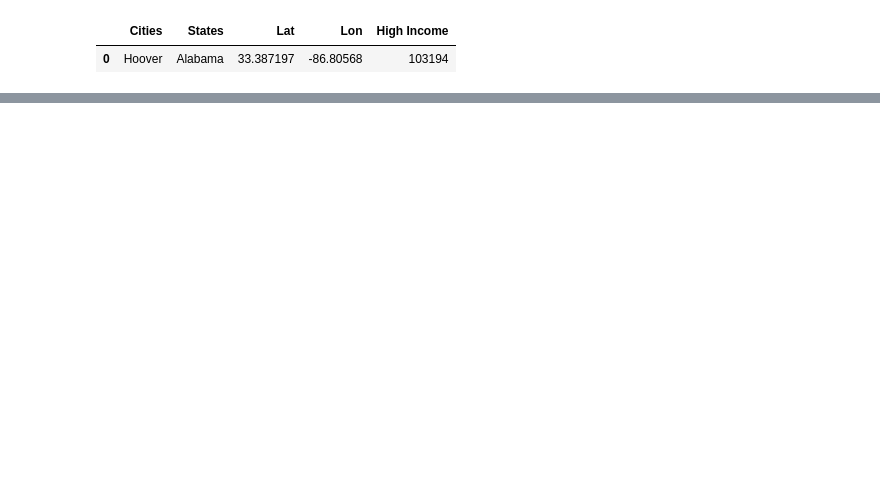
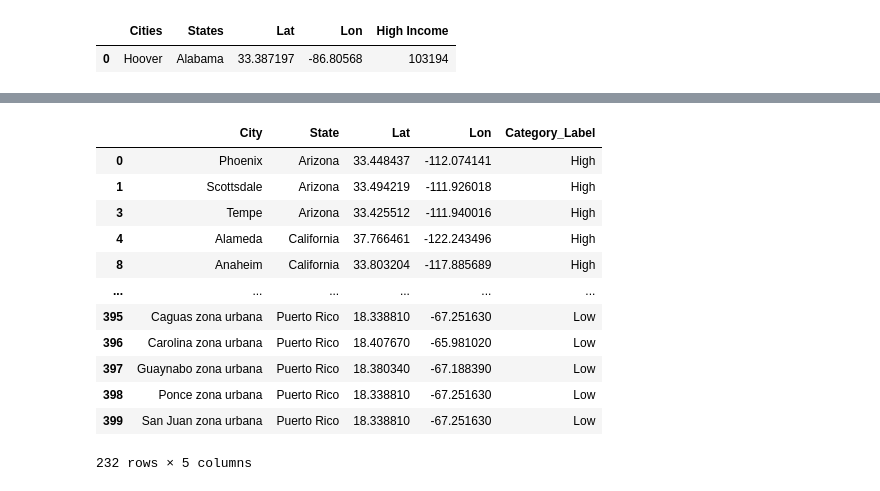
Before and after one commit to bseri0/Proj_1, a Jupyter notebook: py_api/alan_prj_1.ipynb, the cells around one changed output, grey strips where cells are left out. Cells and saved outputs as stored; diff of their text form; code cells hidden in the pictures; blank space fills up the shorter version.

```diff
--- a/py_api/alan_prj_1.ipynb
+++ b/py_api/alan_prj_1.ipynb
@@ -225,0 +180,17 @@ KeyboardInterrupt:
+# %%
+#Sample view of api
+
+radius = 10000
+categories = "commercial.food_and_drink"
+lat= 32.601014
+lon = -85.516657
+
+params = {"apiKey": geoapify_key,
+            "categories": categories,
+            "limit": 20,
+            "filter": f"circle:{lon},{lat},{radius}",
+            "bias": f"proximity:{lon},{lat}"}
+
+url = "https://api.geoapify.com/v2/places"
+data = requests.get(url, params=params).json()
+print(json.dumps(data, indent=4, sort_keys=True))
@@ -225,0 +336,24 @@ KeyboardInterrupt:
+# %%
+commerical_health_food_df = result_df
+# %%
+selected_columns = ['City', 'State', 'Lat', 'Lon', 'Category_Label']
+
+# Select the desired columns and drop duplicates
+no_dups_health_food_df = commerical_health_food_df[selected_columns].drop_duplicates()
+# %%
+#Healthy food places within the radius of high and low cities. This will be used to plot the data
+no_dups_health_food_df
+# %% [output]
+|  | City | State | Lat | Lon | Category_Label |
+| 0 | Phoenix | Arizona | 33.448437 | -112.074141 | High |
+| 1 | Scottsdale | Arizona | 33.494219 | -111.926018 | High |
+| 3 | Tempe | Arizona | 33.425512 | -111.940016 | High |
+| 4 | Alameda | California | 37.766461 | -122.243496 | High |
+| 8 | Anaheim | California | 33.803204 | -117.885689 | High |
+| ... | ... | ... | ... | ... | ... |
+| 395 | Caguas zona urbana | Puerto Rico | 18.338810 | -67.251630 | Low |
+| 396 | Carolina zona urbana | Puerto Rico | 18.407670 | -65.981020 | Low |
+| 397 | Guaynabo zona urbana | Puerto Rico | 18.380340 | -67.188390 | Low |
+| 398 | Ponce zona urbana | Puerto Rico | 18.338810 | -67.251630 | Low |
+| 399 | San Juan zona urbana | Puerto Rico | 18.338810 | -67.251630 | Low |
+232 rows × 5 columns
```
Also changed, not shown: parts of 8 cells of this notebook, 1 other file.
